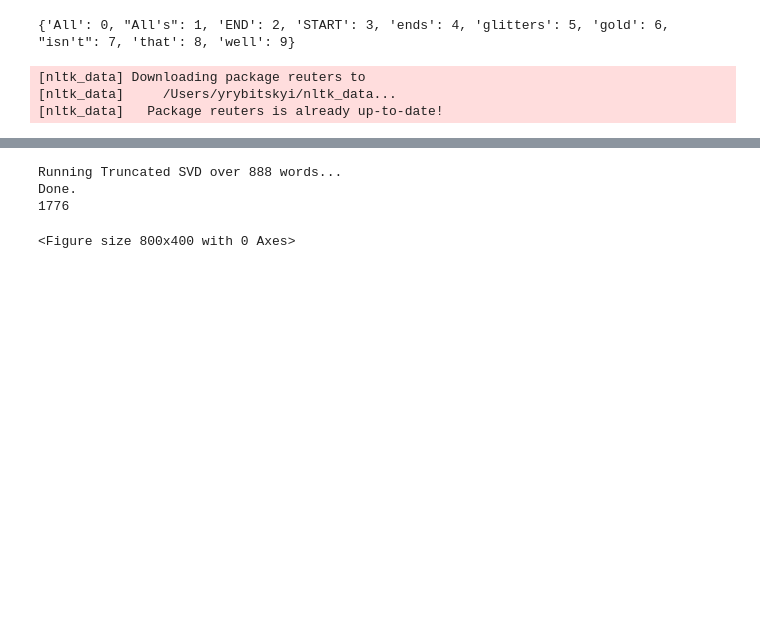
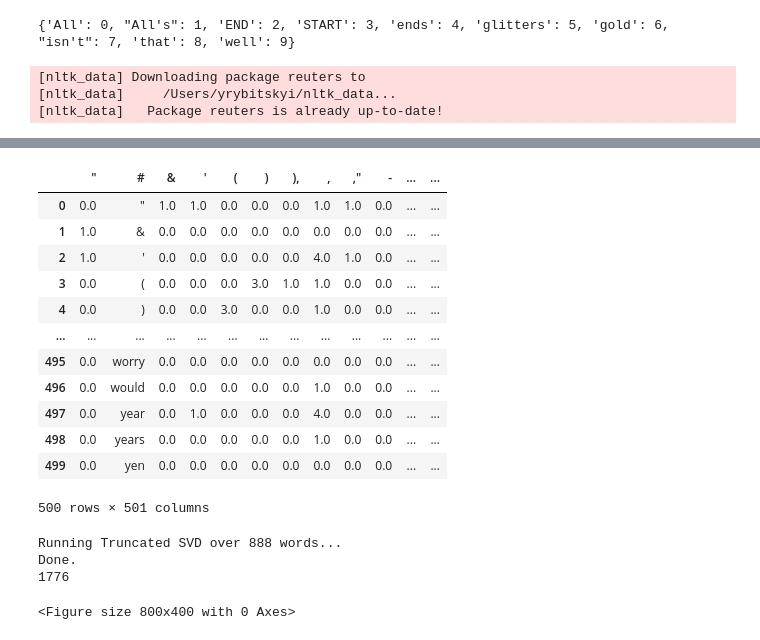
Before and after one commit to rybitskyi/XCS224N, a Jupyter notebook: week1/A1.ipynb, the cells around one changed output, grey strips where cells are left out. Drawn from its saved outputs; the diff is of its cells as text; code cells hidden in the pictures; blank space fills up the shorter version.

```diff
--- a/week1/A1.ipynb
+++ b/week1/A1.ipynb
@@ -231,7 +193,7 @@ def reduce_to_k_dim(M, k=2):
     print("Done.")
     return M_reduced
 # %%
-M_co_occurrence, word2Ind_co_occurrence = compute_co_occurrence_matrix(reuters_corpus[:10])
+M_co_occurrence, word2Ind_co_occurrence = compute_co_occurrence_matrix(reuters_corpus[:2])
 cnt = np.count_nonzero(M_co_occurrence > 0)
 if np.count_nonzero(M_co_occurrence > 0) == 0:
     raise Exception("Matrix's empty")
@@ -243,0 +257,33 @@ Result Matrix Count: 15704
+# %%
+word_M = [ [ None for y in range( len(word2Ind_co_occurrence) + 1) ]
+             for x in range( len(word2Ind_co_occurrence) + 1)]
+
+ind2Word_co_occurrence = [0 for x in range(len(word2Ind_co_occurrence))]
+for t in word2Ind_co_occurrence.items():
+    word = t[0]
+    idx = t[1]
+    ind2Word_co_occurrence[idx] = word
+
+
+df = pd.DataFrame()
+for i in range(len(word2Ind_co_occurrence)):
+    record = {}
+    for j in range(len(word2Ind_co_occurrence)):
+        record['#'] = ind2Word_co_occurrence[i]
+        record[ind2Word_co_occurrence[j]] = int(M_co_occurrence[i, j])
+    df = df.append(record, ignore_index=True)
+df
+# %% [output]
+|  | " | # | & | ' | ( | ) | ), | , | ," | - | ... | ... |
+| 0 | 0.0 | " | 1.0 | 1.0 | 0.0 | 0.0 | 0.0 | 1.0 | 1.0 | 0.0 | ... | ... |
+| 1 | 1.0 | & | 0.0 | 0.0 | 0.0 | 0.0 | 0.0 | 0.0 | 0.0 | 0.0 | ... | ... |
+| 2 | 1.0 | ' | 0.0 | 0.0 | 0.0 | 0.0 | 0.0 | 4.0 | 1.0 | 0.0 | ... | ... |
+| 3 | 0.0 | ( | 0.0 | 0.0 | 0.0 | 3.0 | 1.0 | 1.0 | 0.0 | 0.0 | ... | ... |
+| 4 | 0.0 | ) | 0.0 | 0.0 | 3.0 | 0.0 | 0.0 | 1.0 | 0.0 | 0.0 | ... | ... |
+| ... | ... | ... | ... | ... | ... | ... | ... | ... | ... | ... | ... | ... |
+| 495 | 0.0 | worry | 0.0 | 0.0 | 0.0 | 0.0 | 0.0 | 0.0 | 0.0 | 0.0 | ... | ... |
+| 496 | 0.0 | would | 0.0 | 0.0 | 0.0 | 0.0 | 0.0 | 1.0 | 0.0 | 0.0 | ... | ... |
+| 497 | 0.0 | year | 0.0 | 1.0 | 0.0 | 0.0 | 0.0 | 4.0 | 0.0 | 0.0 | ... | ... |
+| 498 | 0.0 | years | 0.0 | 0.0 | 0.0 | 0.0 | 0.0 | 1.0 | 0.0 | 0.0 | ... | ... |
+| 499 | 0.0 | yen | 0.0 | 0.0 | 0.0 | 0.0 | 0.0 | 0.0 | 0.0 | 0.0 | ... | ... |
+500 rows × 501 columns
```
Also changed, not shown: parts of 34 cells of this notebook, 18 other files.
